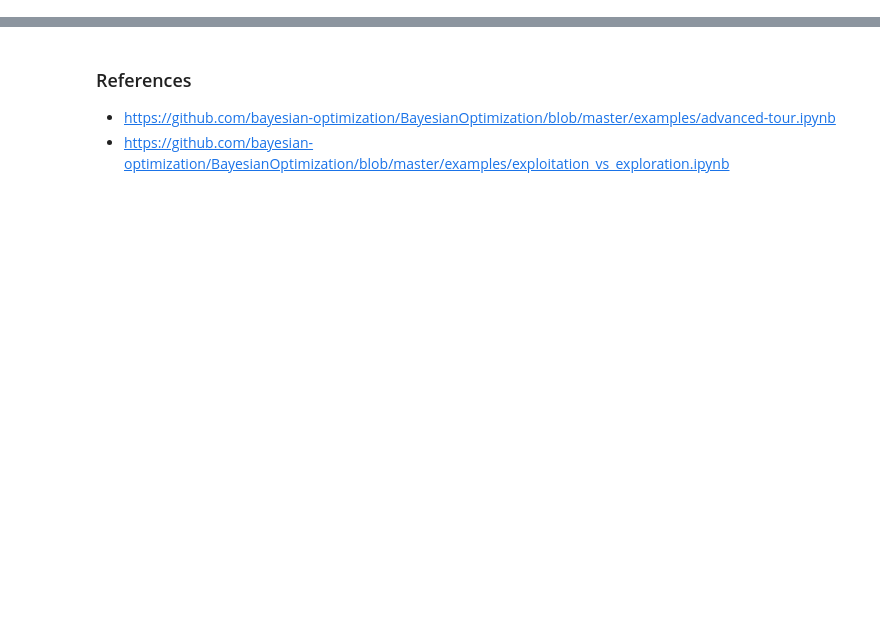
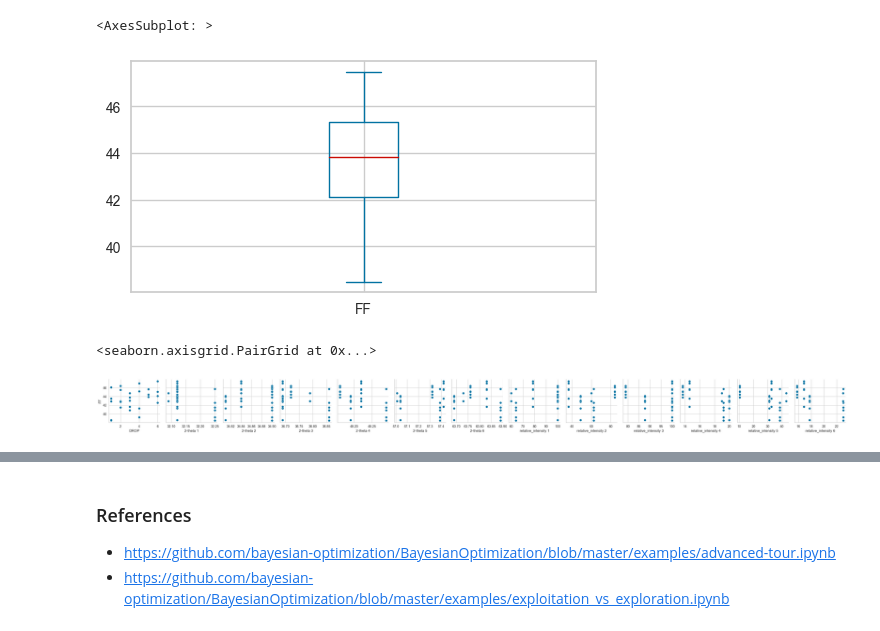
Before and after one commit to mmortazavi/ml_demystified, a Jupyter notebook: projects/solarcell/xrd/mortazavi/optimization.ipynb, the cells around one changed output, grey strips where cells are left out. Saved outputs shown, nothing was run; the diff lists cells and outputs as text; code cells hidden in the pictures; blank space fills up the shorter version.

```diff
--- a/projects/solarcell/xrd/mortazavi/optimization.ipynb
+++ b/projects/solarcell/xrd/mortazavi/optimization.ipynb
@@ -15,6 +15,22 @@ from pycaret.regression import *
 #Encoding method 1
 df = pd.read_excel(r'xrd_new.xlsx', sheet_name='Sheet6')
 df = df.drop(['Isc','schw 1', 'schw 2','schw 3', 'schw 4', 'schw 5', 'schw 6'], axis=1)
+# %%
+df["FF"].plot(kind="box", figsize=(6,3))
+# %% [output]
+<AxesSubplot: >
+[figure, added]
+# %%
+# ''
+sns.pairplot(data=df,
+                  y_vars=["FF"],
+                  x_vars=["DROP", '2-theta 1', '2-theta 2', '2-theta 3', '2-theta 4',
+            '2-theta 5', '2-theta 6','relative_intensity 1',
+            'relative_intensity 2', 'relative_intensity 3', 'relative_intensity 4',
+            'relative_intensity 5', 'relative_intensity 6'])
+# %% [output]
+<seaborn.axisgrid.PairGrid at 0x...>
+[figure, added]
 # %%
 reg = setup(data=df , target = 'FF' ,normalize=True , normalize_method='minmax',train_size=0.8,fold=3
             ,keep_features=['FWHM 1', 'FWHM 2', 'FWHM 3', 'FWHM 4', 'FWHM 5',
```
Also changed, not shown: parts of 13 cells of this notebook.
